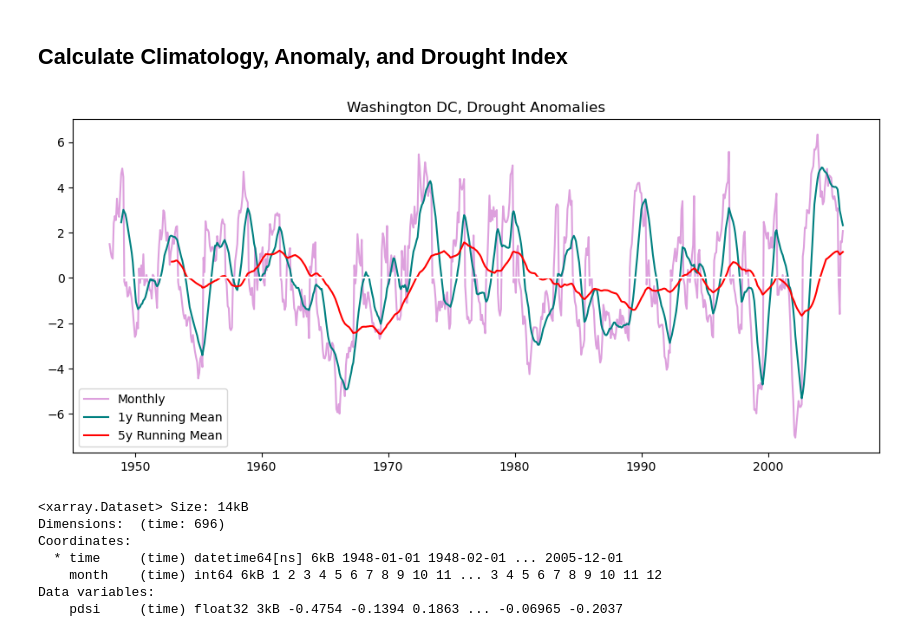
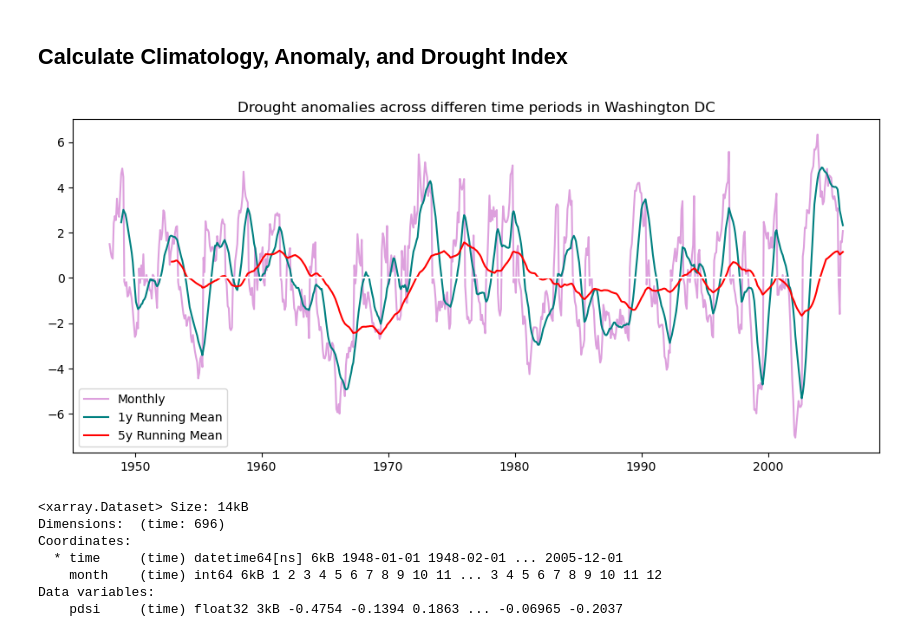
Before and after one commit to wapratt/Project, a Jupyter notebook: clim680_project.ipynb, the cells around one changed output. Cells and saved outputs as stored; diff of their text form; code cells hidden in the pictures.

```diff
--- a/clim680_project.ipynb
+++ b/clim680_project.ipynb
@@ -96,20 +96,20 @@ ds_drought_anom = ds_drought.groupby('time.month')-da_drought_clim
 # %%
 #Plot drought index in DC across time
 da_drought_anom_pt = da_drought_anom.sel(lat=39,lon=-77,method='nearest')
 da_drought_smooth_1y = da_drought_anom_pt.rolling(time=12).mean()
 da_drought_smooth_5y = da_drought_anom_pt.rolling(time=60).mean()
 
 fig = plt.figure(figsize=(12,5))
 plt.plot(da_drought_anom_pt['time'],da_drought_anom_pt, label = 'Monthly', c='plum')
 plt.plot(da_drought_smooth_1y['time'],da_drought_smooth_1y,label='1y Running Mean',c='teal')
 plt.plot(da_drought_smooth_5y['time'],da_drought_smooth_5y,label='5y Running Mean',c='red')
-plt.title('Washington DC, Drought Anomalies')
+plt.title('Drought anomalies across differen time periods in Washington DC')
 plt.axhline(y=0,c='white')
 plt.legend()
 
 plt.savefig('dc_drought_anom')
 # %% [output]
-[figure, old version]
+[figure, new version]
 # %%
 ds_drought_anom_index = ds_drought_anom.mean(dim=['lat','lon'])
 ds_drought_anom_index
```
Also changed, not shown: parts of 2 cells of this notebook, 3 other files.
